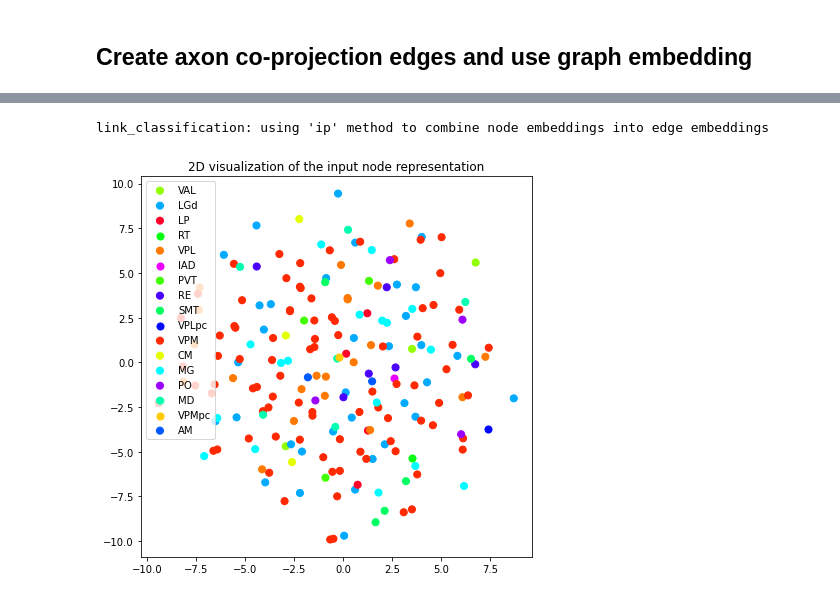
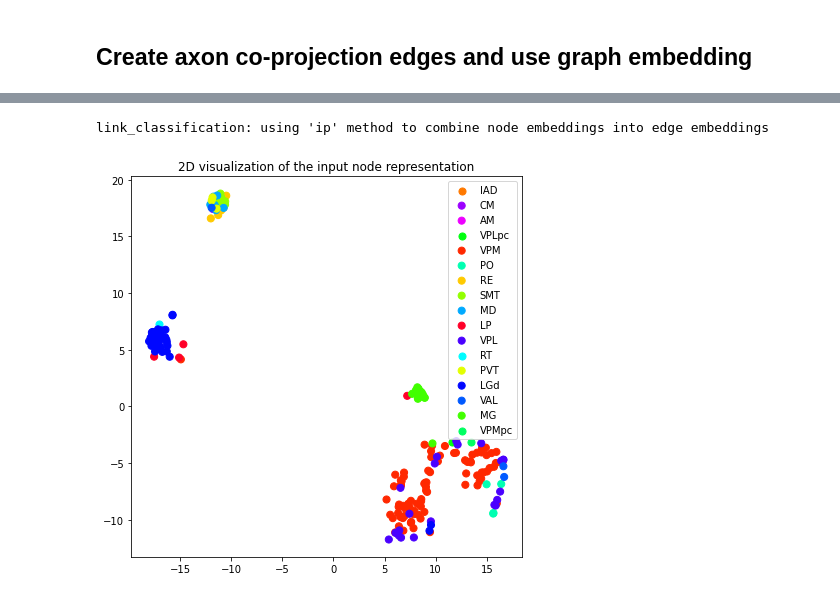
Before and after one commit to BlueBrain/knowledge-graph-inference, a Jupyter notebook: SEU Neuron Morphologies.ipynb, the cells around one changed output, grey strips where cells are left out. Drawn from its saved outputs; the diff is of its cells as text; code cells hidden in the pictures.

```diff
--- a/SEU Neuron Morphologies.ipynb
+++ b/SEU Neuron Morphologies.ipynb
@@ -260,0 +188,7 @@ node2vec_embedding = node2vec_embedder.fit_model(frame)
+# %%
+encoder = ScikitLearnPGEncoder(
+    node_properties=frame.node_properties(),
+    missing_numeric="impute",
+    imputation_strategy="mean",
+    reduce_node_dims=True,
+    n_node_components=64)
@@ -261,14 +216,12 @@ node2vec_embedding = node2vec_embedder.fit_model(frame)
 # %%
 attri2vec_embedder = StellarGraphNodeEmbedder(
-    "attri2vec", feature_vector_prop="reduced_features",
+    "attri2vec", feature_vector_prop="features",
     length=5, number_of_walks=10,
     epochs=10, embedding_dimension=128, edge_weight="frequency")
-attri2vec_embedding = attri2vec_embedder.fit_model(frame)
-# %% [output]
-link_classification: using 'ip' method to combine node embeddings into edge embeddings
-# %%
-frame.add_node_properties(
-    node2vec_embedding.rename(columns={"embedding": "node2vec"}))
+# %%
+attri2vec_embedding = attri2vec_embedder.fit_model(encoded_frame)
+# %% [output]
+link_classification: using 'ip' method to combine node embeddings into edge embeddings
 # %%
 frame.add_node_properties(
     attri2vec_embedding.rename(columns={"embedding": "attri2vec"}))
@@ -277,5 +229,5 @@ node2vec_2d = transform_to_2d(frame._nodes["node2vec"].tolist())
 attri2vec_2d = transform_to_2d(frame._nodes["attri2vec"].tolist())
 # %%
-plot_2d(frame, vectors=node2vec_2d, label_prop="brainLocation_brainRegion_id")
+plot_2d(frame, vectors=attri2vec_2d, label_prop="brainLocation_brainRegion_id")
 # %% [output]
-[figure, old version]
+[figure, new version]
```
Also changed, not shown: parts of 48 cells of this notebook, 2 other files.
